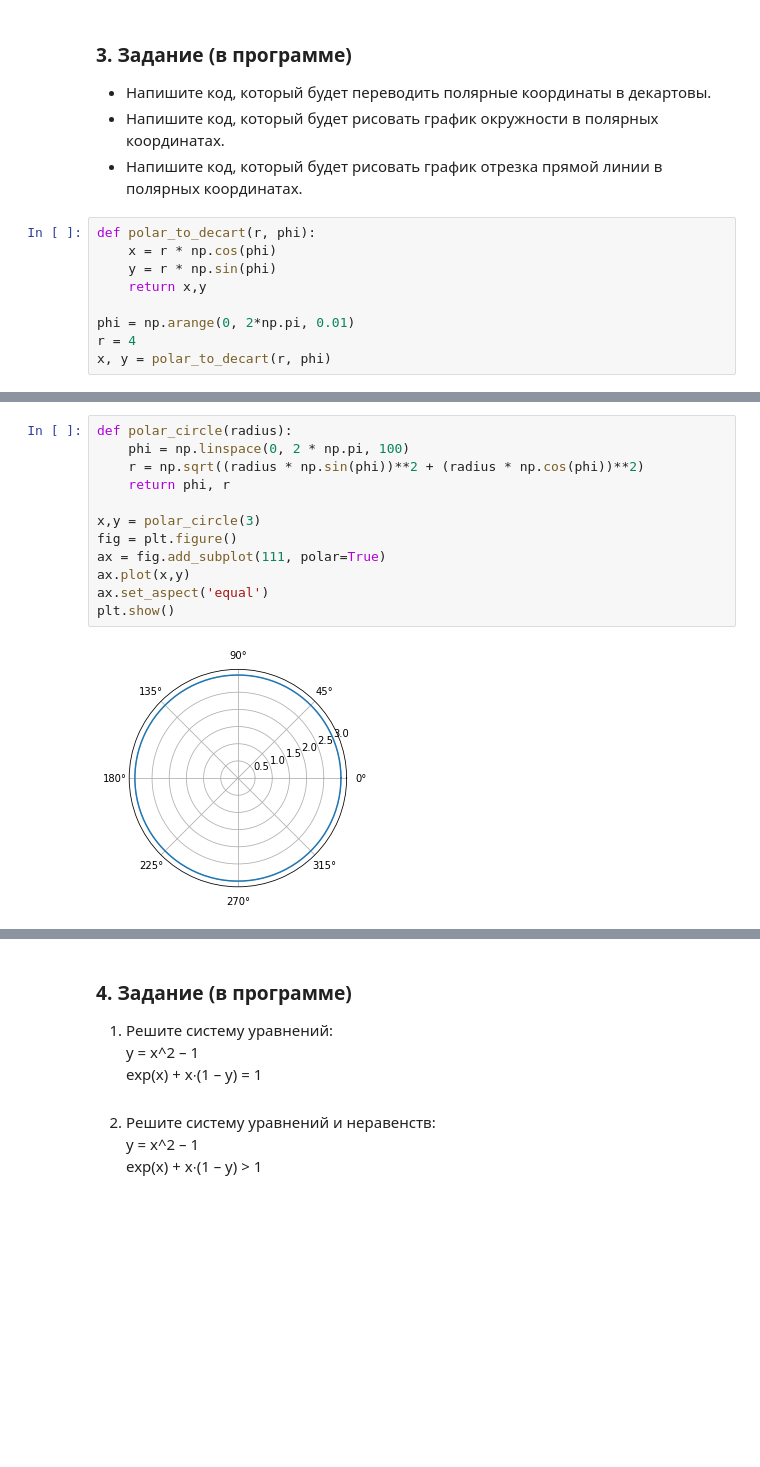
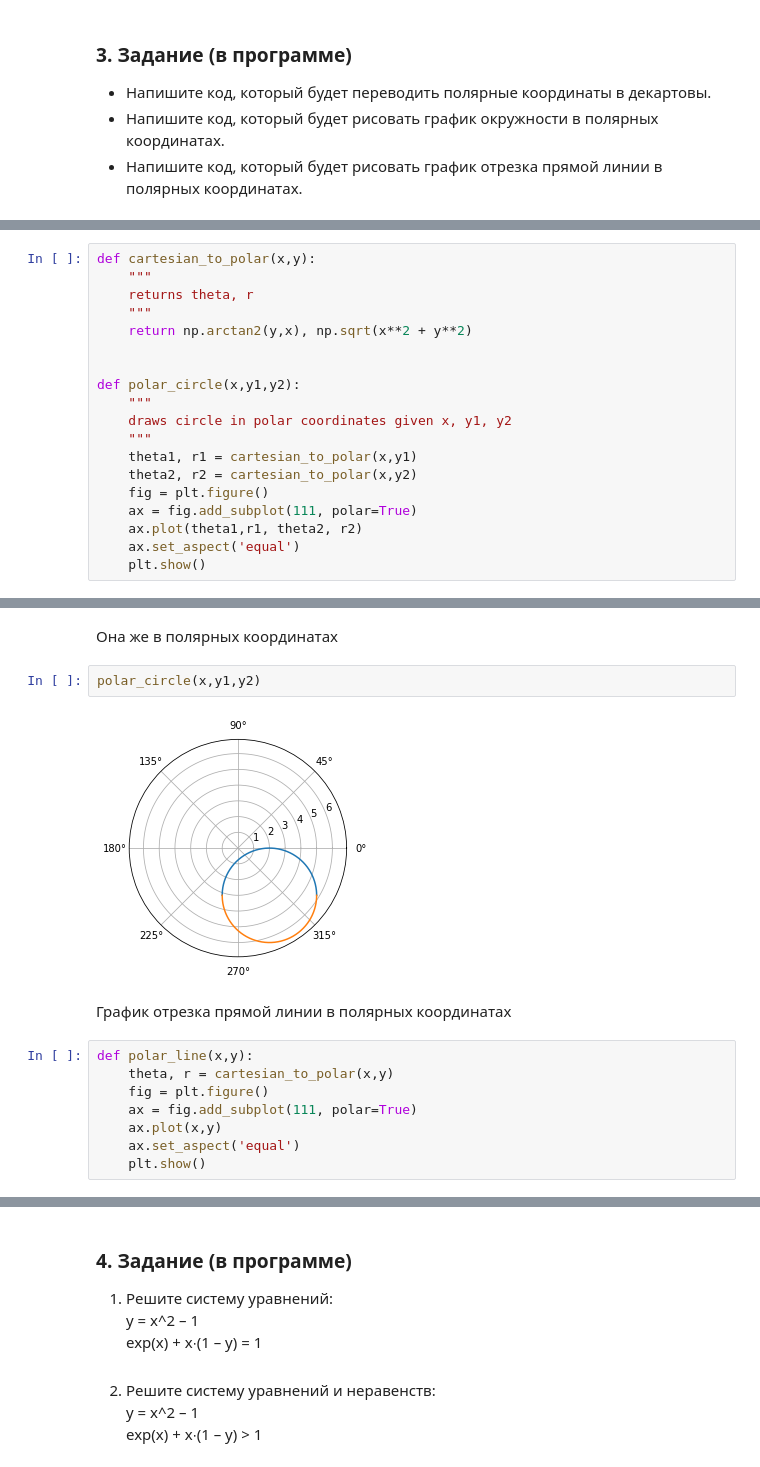
Before and after one commit to Snusmi/GB_FurtherMath_intro, a Jupyter notebook: Lesson3/Lesson3_part2.ipynb, the cells around one changed output, grey strips where cells are left out. Saved outputs shown, nothing was run; the diff lists cells and outputs as text; blank space fills up the shorter version.

```diff
--- a/Lesson3/Lesson3_part2.ipynb
+++ b/Lesson3/Lesson3_part2.ipynb
@@ -43,12 +43,3 @@ plt.show()
 * Напишите код, который будет переводить полярные координаты в декартовы.
 * Напишите код, который будет рисовать график окружности в полярных координатах.
 * Напишите код, который будет рисовать график отрезка прямой линии в полярных координатах.
-# %%
-def polar_to_decart(r, phi):
-    x = r * np.cos(phi)
-    y = r * np.sin(phi)
-    return x,y
-
-phi = np.arange(0, 2*np.pi, 0.01)
-r = 4
-x, y = polar_to_decart(r, phi)
@@ -54,0 +56,19 @@ x, y = polar_to_decart(r, phi)
+# %%
+def cartesian_to_polar(x,y):
+    """
+    returns theta, r
+    """
+    return np.arctan2(y,x), np.sqrt(x**2 + y**2)
+
+
+def polar_circle(x,y1,y2):
+    """
+    draws circle in polar coordinates given x, y1, y2
+    """
+    theta1, r1 = cartesian_to_polar(x,y1)
+    theta2, r2 = cartesian_to_polar(x,y2)
+    fig = plt.figure()
+    ax = fig.add_subplot(111, polar=True)
+    ax.plot(theta1,r1, theta2, r2)
+    ax.set_aspect('equal')
+    plt.show()
@@ -55,14 +90,16 @@ x, y = polar_to_decart(r, phi)
+# %% [markdown]
+Она же в полярных координатах
+# %%
+polar_circle(x,y1,y2)
+# %% [output]
+[figure, added]
+# %% [markdown]
+График отрезка прямой линии в полярных координатах
 # %%
-def polar_circle(radius):
-    phi = np.linspace(0, 2 * np.pi, 100)
-    r = np.sqrt((radius * np.sin(phi))**2 + (radius * np.cos(phi))**2)
-    return phi, r
-
-x,y = polar_circle(3)
-fig = plt.figure()
-ax = fig.add_subplot(111, polar=True)
-ax.plot(x,y)
-ax.set_aspect('equal')
-plt.show()
+def polar_line(x,y):
+    theta, r = cartesian_to_polar(x,y)
+    fig = plt.figure()
+    ax = fig.add_subplot(111, polar=True)
+    ax.plot(x,y)
+    ax.set_aspect('equal')
+    plt.show()
-# %% [output]
-[figure, removed]
```
Also changed, not shown: parts of 10 cells of this notebook.
